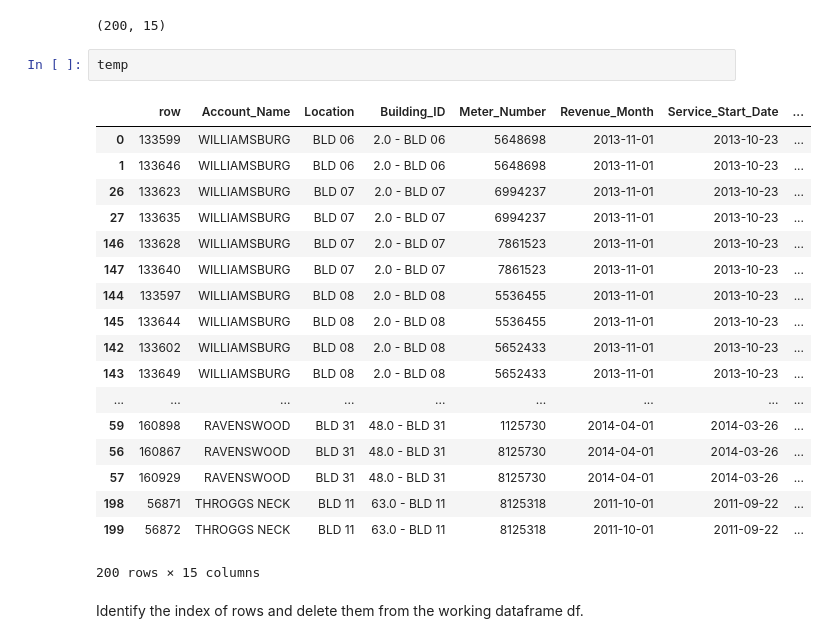
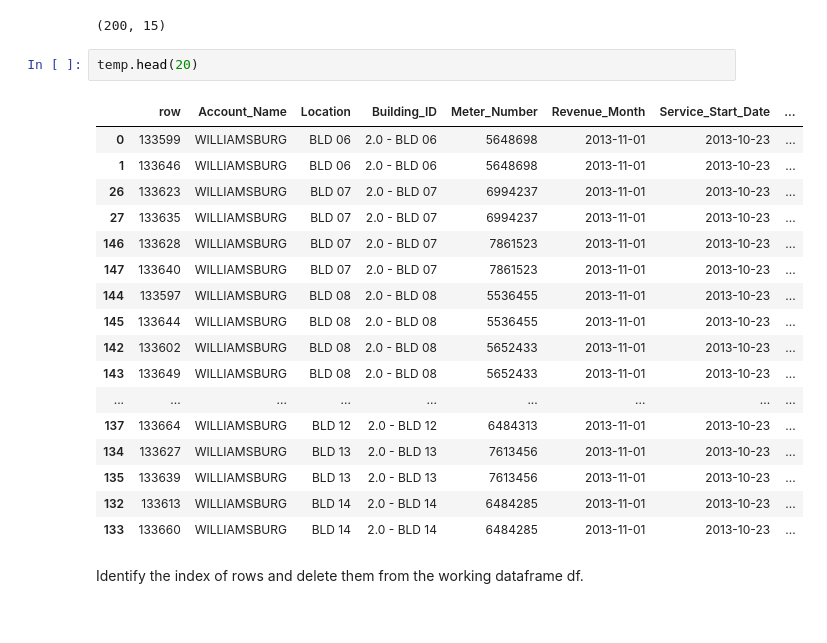
Before and after one commit to jasonfeiwang/Anomaly-Detectors, a Jupyter notebook: src/EDA-NYCHA-Electricity-Data_Cleaning.ipynb, the cells around one changed output. Cells and saved outputs as stored; diff of their text form.

```diff
--- a/src/EDA-NYCHA-Electricity-Data_Cleaning.ipynb
+++ b/src/EDA-NYCHA-Electricity-Data_Cleaning.ipynb
@@ -427,26 +419,25 @@ temp.shape
 # %% [output]
 (200, 15)
 # %%
-temp
+temp.head(20)
 # %% [output]
 |  | row | Account_Name | Location | Building_ID | Meter_Number | Revenue_Month | Service_Start_Date | ... |
 | 0 | 133599 | WILLIAMSBURG | BLD 06 | 2.0 - BLD 06 | 5648698 | 2013-11-01 | 2013-10-23 | ... |
 | 1 | 133646 | WILLIAMSBURG | BLD 06 | 2.0 - BLD 06 | 5648698 | 2013-11-01 | 2013-10-23 | ... |
 | 26 | 133623 | WILLIAMSBURG | BLD 07 | 2.0 - BLD 07 | 6994237 | 2013-11-01 | 2013-10-23 | ... |
 | 27 | 133635 | WILLIAMSBURG | BLD 07 | 2.0 - BLD 07 | 6994237 | 2013-11-01 | 2013-10-23 | ... |
 | 146 | 133628 | WILLIAMSBURG | BLD 07 | 2.0 - BLD 07 | 7861523 | 2013-11-01 | 2013-10-23 | ... |
 | 147 | 133640 | WILLIAMSBURG | BLD 07 | 2.0 - BLD 07 | 7861523 | 2013-11-01 | 2013-10-23 | ... |
 | 144 | 133597 | WILLIAMSBURG | BLD 08 | 2.0 - BLD 08 | 5536455 | 2013-11-01 | 2013-10-23 | ... |
 | 145 | 133644 | WILLIAMSBURG | BLD 08 | 2.0 - BLD 08 | 5536455 | 2013-11-01 | 2013-10-23 | ... |
 | 142 | 133602 | WILLIAMSBURG | BLD 08 | 2.0 - BLD 08 | 5652433 | 2013-11-01 | 2013-10-23 | ... |
 | 143 | 133649 | WILLIAMSBURG | BLD 08 | 2.0 - BLD 08 | 5652433 | 2013-11-01 | 2013-10-23 | ... |
 | ... | ... | ... | ... | ... | ... | ... | ... | ... |
-| 59 | 160898 | RAVENSWOOD | BLD 31 | 48.0 - BLD 31 | 1125730 | 2014-04-01 | 2014-03-26 | ... |
-| 56 | 160867 | RAVENSWOOD | BLD 31 | 48.0 - BLD 31 | 8125730 | 2014-04-01 | 2014-03-26 | ... |
-| 57 | 160929 | RAVENSWOOD | BLD 31 | 48.0 - BLD 31 | 8125730 | 2014-04-01 | 2014-03-26 | ... |
-| 198 | 56871 | THROGGS NECK | BLD 11 | 63.0 - BLD 11 | 8125318 | 2011-10-01 | 2011-09-22 | ... |
-| 199 | 56872 | THROGGS NECK | BLD 11 | 63.0 - BLD 11 | 8125318 | 2011-10-01 | 2011-09-22 | ... |
+| 137 | 133664 | WILLIAMSBURG | BLD 12 | 2.0 - BLD 12 | 6484313 | 2013-11-01 | 2013-10-23 | ... |
+| 134 | 133627 | WILLIAMSBURG | BLD 13 | 2.0 - BLD 13 | 7613456 | 2013-11-01 | 2013-10-23 | ... |
+| 135 | 133639 | WILLIAMSBURG | BLD 13 | 2.0 - BLD 13 | 7613456 | 2013-11-01 | 2013-10-23 | ... |
+| 132 | 133613 | WILLIAMSBURG | BLD 14 | 2.0 - BLD 14 | 6484285 | 2013-11-01 | 2013-10-23 | ... |
+| 133 | 133660 | WILLIAMSBURG | BLD 14 | 2.0 - BLD 14 | 6484285 | 2013-11-01 | 2013-10-23 | ... |
-200 rows × 15 columns
 # %% [markdown]
 Identify the index of rows and delete them from the working dataframe df.
 # %%
```
Also changed, not shown: parts of 35 cells of this notebook, 6 other files.
